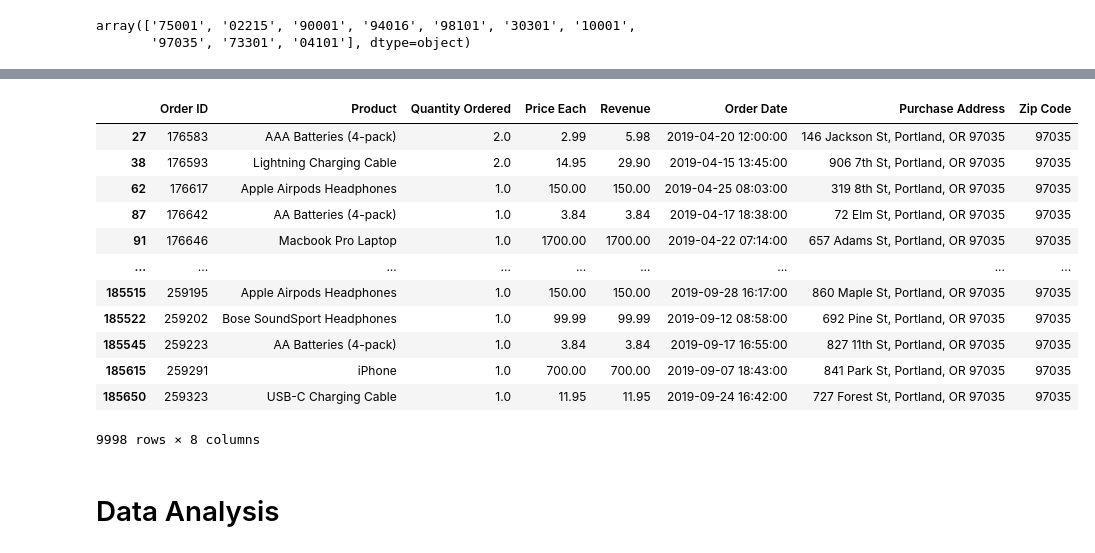
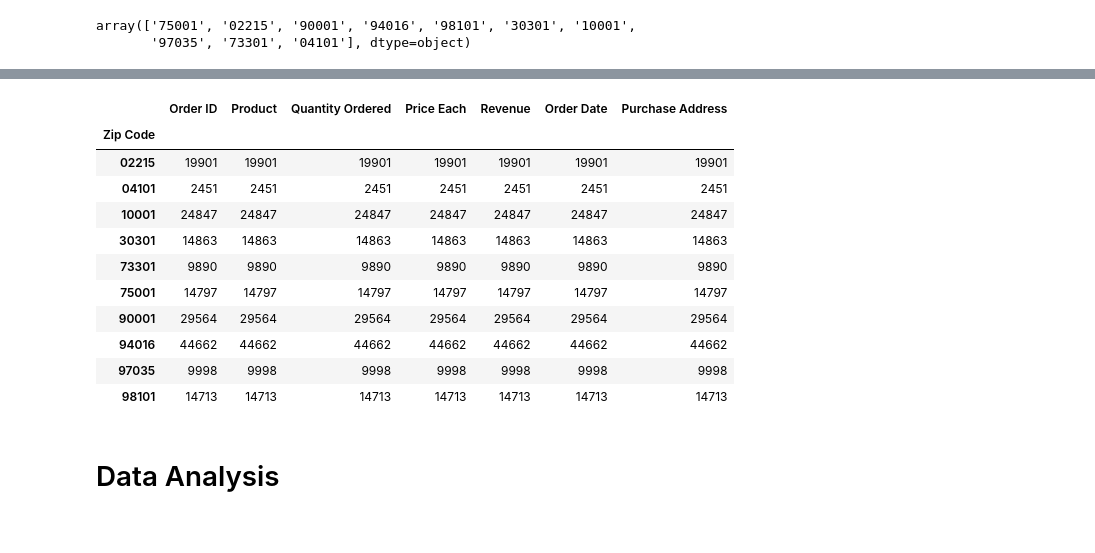
Before and after one commit to Saminyead/Location-wise-Sales-Data-from-Non-uniform-Address-Formats, a Jupyter notebook: Comparing_to_public_dataset.ipynb, the cells around one changed output, grey strips where cells are left out. Drawn from its saved outputs; the diff is of its cells as text; code cells hidden in the pictures.

Commit message:
Completion of city classification by zip code
The code for classifying the city information by using zip code is now fully developed, it works as intended.

```diff
--- a/Comparing_to_public_dataset.ipynb
+++ b/Comparing_to_public_dataset.ipynb
@@ -213,3 +213,10 @@ us_cities
 | 30407 | Goldcreek | Goldcreek | MT | Montana | 30077 | Powell | 46.5838 | -112.9284 | 1 | ... |
 | 30408 | Le Roy | Le Roy | IA | Iowa | 19053 | Decatur | 40.8779 | -93.5926 | 1 | ... |
 30409 rows × 17 columns
+# %%
+#defining a new dataframe to contain all sales data of us_cities.iloc[0]
+#this is a test to see if this code works
+sales_data_cities = all_months_sales.loc[all_months_sales['Purchase Address'].str.contains(us_cities['city'][0])]
+#adding a 'City' column to the dataframe from the us_cities.iloc[0] row
+sales_data_cities['City'] = us_cities['city'][0] + ' ' + us_cities['state_id'][0]
+sales_data_cities
@@ -387,13 +413,17 @@ sales_data_cities1
 # %% [markdown]
 ##### Adding a 'Zip Code' column
 # %%
-#loop through all rows of Purchase Address
+#defining an empty 'Zip Code' column for all_months_sales
+all_months_sales['Zip Code'] = np.nan
+all_months_sales['Zip Code'] = all_months_sales['Zip Code'].astype(str)
+# loop through all rows of Purchase Address
 for i in range(0,len(all_months_sales['Purchase Address'])):
-    #find digit (the zip code) in the address using regex library
+    #find numerical digits (the zip code) in the address using regex library
     num = re.findall(r'\d+',all_months_sales['Purchase Address'][i])
-    #loop to find the five digit string in this
+    #find the digits in the string, we need to loop through all
+    #to find the 5-digit zip code
     for digits in num:
-        #checking which one is the 5-digit zip number, thus the zip code
+        #checking which one is the 5-digit number, thus the zip code
         if len(digits) == 5:
             #zip codes have to be stored as string
             zip = str(digits)
@@ -461,19 +603,18 @@ empty_df
 # %%
-all_months_sales.loc[all_months_sales['Zip Code']=='97035']
+all_months_sales.groupby(['Zip Code']).count()
 # %% [output]
-|  | Order ID | Product | Quantity Ordered | Price Each | Revenue | Order Date | Purchase Address | Zip Code |
-| 27 | 176583 | AAA Batteries (4-pack) | 2.0 | 2.99 | 5.98 | 2019-04-20 12:00:00 | 146 Jackson St, Portland, OR 97035 | 97035 |
-| 38 | 176593 | Lightning Charging Cable | 2.0 | 14.95 | 29.90 | 2019-04-15 13:45:00 | 906 7th St, Portland, OR 97035 | 97035 |
-| 62 | 176617 | Apple Airpods Headphones | 1.0 | 150.00 | 150.00 | 2019-04-25 08:03:00 | 319 8th St, Portland, OR 97035 | 97035 |
-| 87 | 176642 | AA Batteries (4-pack) | 1.0 | 3.84 | 3.84 | 2019-04-17 18:38:00 | 72 Elm St, Portland, OR 97035 | 97035 |
-| 91 | 176646 | Macbook Pro Laptop | 1.0 | 1700.00 | 1700.00 | 2019-04-22 07:14:00 | 657 Adams St, Portland, OR 97035 | 97035 |
-| ... | ... | ... | ... | ... | ... | ... | ... | ... |
-| 185515 | 259195 | Apple Airpods Headphones | 1.0 | 150.00 | 150.00 | 2019-09-28 16:17:00 | 860 Maple St, Portland, OR 97035 | 97035 |
-| 185522 | 259202 | Bose SoundSport Headphones | 1.0 | 99.99 | 99.99 | 2019-09-12 08:58:00 | 692 Pine St, Portland, OR 97035 | 97035 |
-| 185545 | 259223 | AA Batteries (4-pack) | 1.0 | 3.84 | 3.84 | 2019-09-17 16:55:00 | 827 11th St, Portland, OR 97035 | 97035 |
-| 185615 | 259291 | iPhone | 1.0 | 700.00 | 700.00 | 2019-09-07 18:43:00 | 841 Park St, Portland, OR 97035 | 97035 |
-| 185650 | 259323 | USB-C Charging Cable | 1.0 | 11.95 | 11.95 | 2019-09-24 16:42:00 | 727 Forest St, Portland, OR 97035 | 97035 |
+|  | Order ID | Product | Quantity Ordered | Price Each | Revenue | Order Date | Purchase Address |
+| Zip Code |  |  |  |  |  |  |  |
+| 02215 | 19901 | 19901 | 19901 | 19901 | 19901 | 19901 | 19901 |
+| 04101 | 2451 | 2451 | 2451 | 2451 | 2451 | 2451 | 2451 |
+| 10001 | 24847 | 24847 | 24847 | 24847 | 24847 | 24847 | 24847 |
+| 30301 | 14863 | 14863 | 14863 | 14863 | 14863 | 14863 | 14863 |
+| 73301 | 9890 | 9890 | 9890 | 9890 | 9890 | 9890 | 9890 |
+| 75001 | 14797 | 14797 | 14797 | 14797 | 14797 | 14797 | 14797 |
+| 90001 | 29564 | 29564 | 29564 | 29564 | 29564 | 29564 | 29564 |
+| 94016 | 44662 | 44662 | 44662 | 44662 | 44662 | 44662 | 44662 |
+| 97035 | 9998 | 9998 | 9998 | 9998 | 9998 | 9998 | 9998 |
+| 98101 | 14713 | 14713 | 14713 | 14713 | 14713 | 14713 | 14713 |
-9998 rows × 8 columns
 # %% [markdown]
 # Data Analysis
 # %% [markdown]
```
Also changed, not shown: parts of 19 cells of this notebook.
